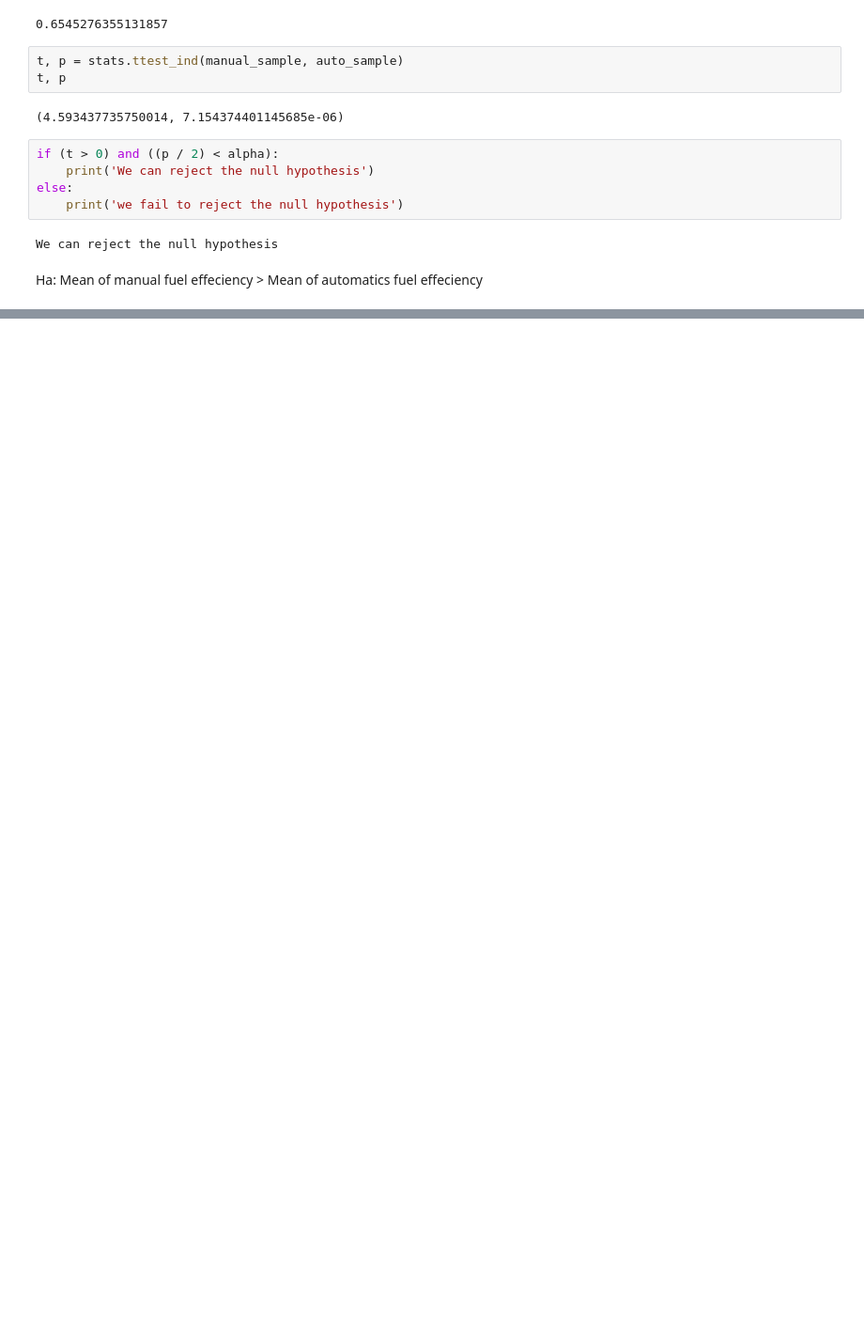
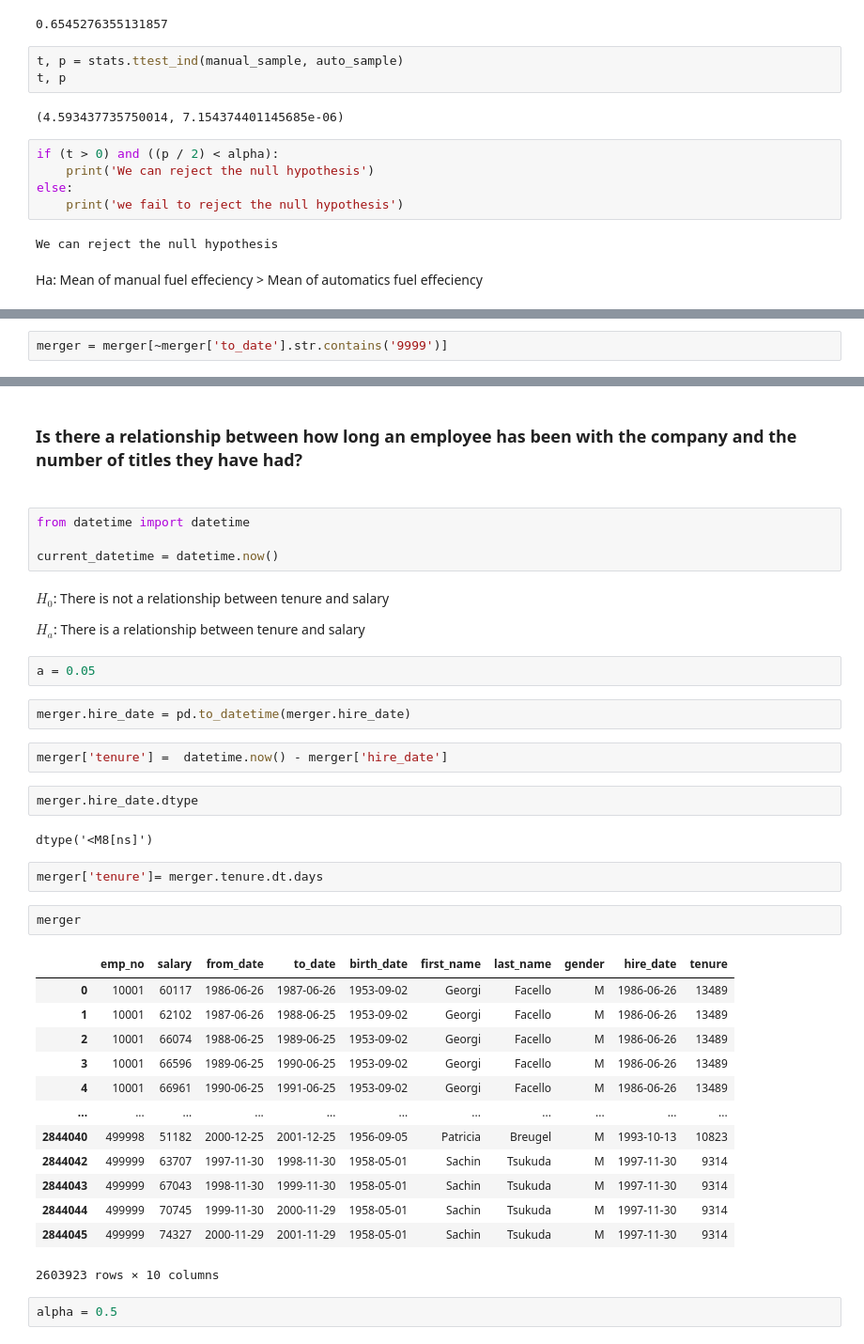
Before and after one commit to JonathanTWare/statistics-exercises, a Jupyter notebook: hypothesis_testing.ipynb, the cells around one changed output, grey strips where cells are left out. Shown: that part at 94% size. Drawn from its saved outputs; the diff is of its cells as text; blank space fills up the shorter version.

```diff
--- a/hypothesis_testing.ipynb
+++ b/hypothesis_testing.ipynb
@@ -263,0 +556,2 @@ Ha: Mean of manual fuel effeciency > Mean of automatics fuel effeciency
+# %%
+merger = merger[~merger['to_date'].str.contains('9999')]
@@ -263,0 +574,41 @@ Ha: Mean of manual fuel effeciency > Mean of automatics fuel effeciency
+# %% [markdown]
+### Is there a relationship between how long an employee has been with the company and the number of titles they have had?
+###
+# %%
+from datetime import datetime
+
+current_datetime = datetime.now()
+# %% [markdown]
+$H_0$: There is not a relationship between tenure and salary
+
+$H_a$: There is a relationship between tenure and salary
+# %%
+a = 0.05
+# %%
+merger.hire_date = pd.to_datetime(merger.hire_date)
+# %%
+merger['tenure'] =  datetime.now() - merger['hire_date']
+# %%
+merger.hire_date.dtype
+# %% [output]
+dtype('<M8[ns]')
+# %%
+merger['tenure']= merger.tenure.dt.days
+# %%
+merger
+# %% [output]
+|  | emp_no | salary | from_date | to_date | birth_date | first_name | last_name | gender | hire_date | tenure |
+| 0 | 10001 | 60117 | 1986-06-26 | 1987-06-26 | 1953-09-02 | Georgi | Facello | M | 1986-06-26 | 13489 |
+| 1 | 10001 | 62102 | 1987-06-26 | 1988-06-25 | 1953-09-02 | Georgi | Facello | M | 1986-06-26 | 13489 |
+| 2 | 10001 | 66074 | 1988-06-25 | 1989-06-25 | 1953-09-02 | Georgi | Facello | M | 1986-06-26 | 13489 |
+| 3 | 10001 | 66596 | 1989-06-25 | 1990-06-25 | 1953-09-02 | Georgi | Facello | M | 1986-06-26 | 13489 |
+| 4 | 10001 | 66961 | 1990-06-25 | 1991-06-25 | 1953-09-02 | Georgi | Facello | M | 1986-06-26 | 13489 |
+| ... | ... | ... | ... | ... | ... | ... | ... | ... | ... | ... |
+| 2844040 | 499998 | 51182 | 2000-12-25 | 2001-12-25 | 1956-09-05 | Patricia | Breugel | M | 1993-10-13 | 10823 |
+| 2844042 | 499999 | 63707 | 1997-11-30 | 1998-11-30 | 1958-05-01 | Sachin | Tsukuda | M | 1997-11-30 | 9314 |
+| 2844043 | 499999 | 67043 | 1998-11-30 | 1999-11-30 | 1958-05-01 | Sachin | Tsukuda | M | 1997-11-30 | 9314 |
+| 2844044 | 499999 | 70745 | 1999-11-30 | 2000-11-29 | 1958-05-01 | Sachin | Tsukuda | M | 1997-11-30 | 9314 |
+| 2844045 | 499999 | 74327 | 2000-11-29 | 2001-11-29 | 1958-05-01 | Sachin | Tsukuda | M | 1997-11-30 | 9314 |
+2603923 rows × 10 columns
+# %%
+alpha = 0.5
```
Also changed, not shown: parts of 74 cells of this notebook.
